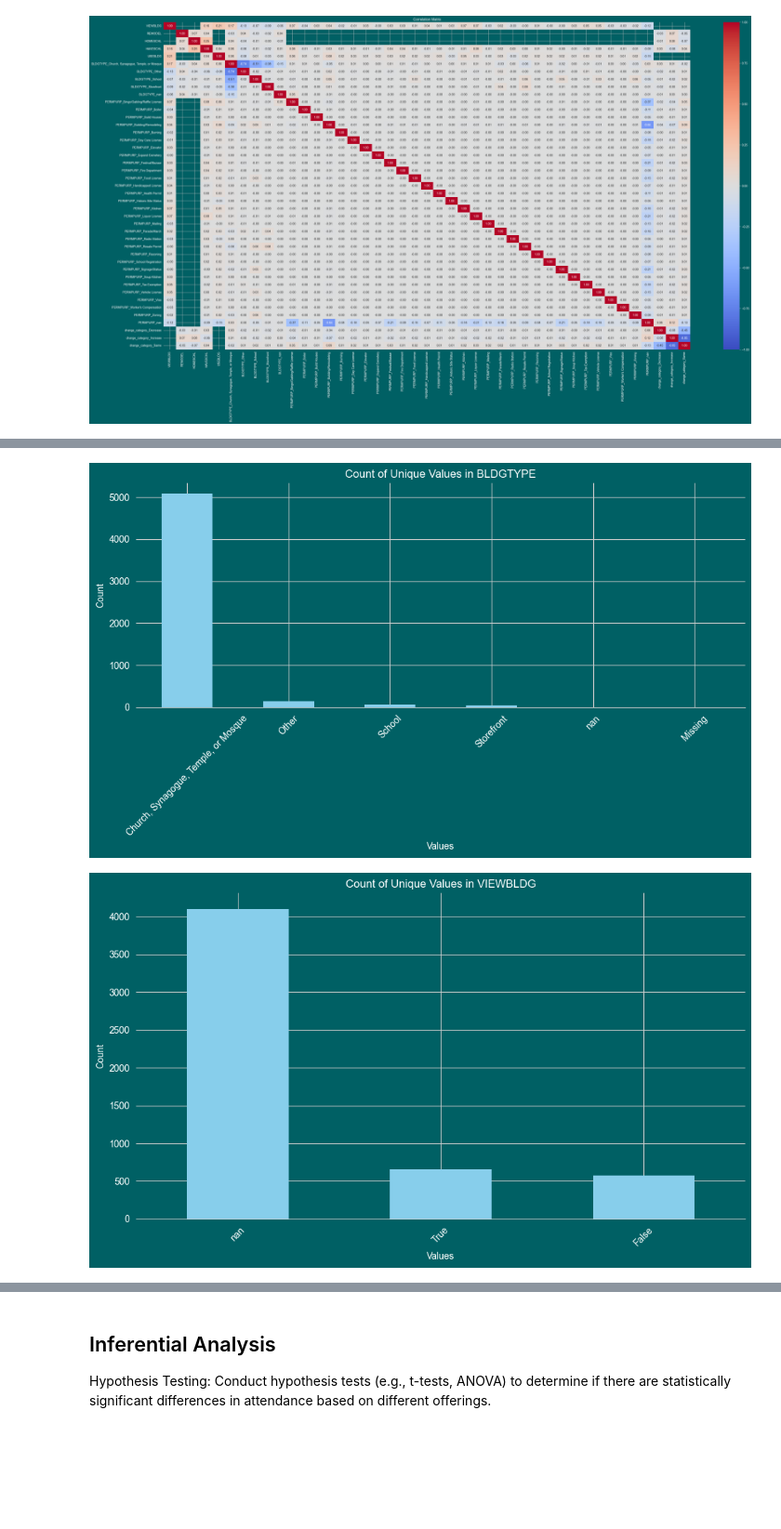
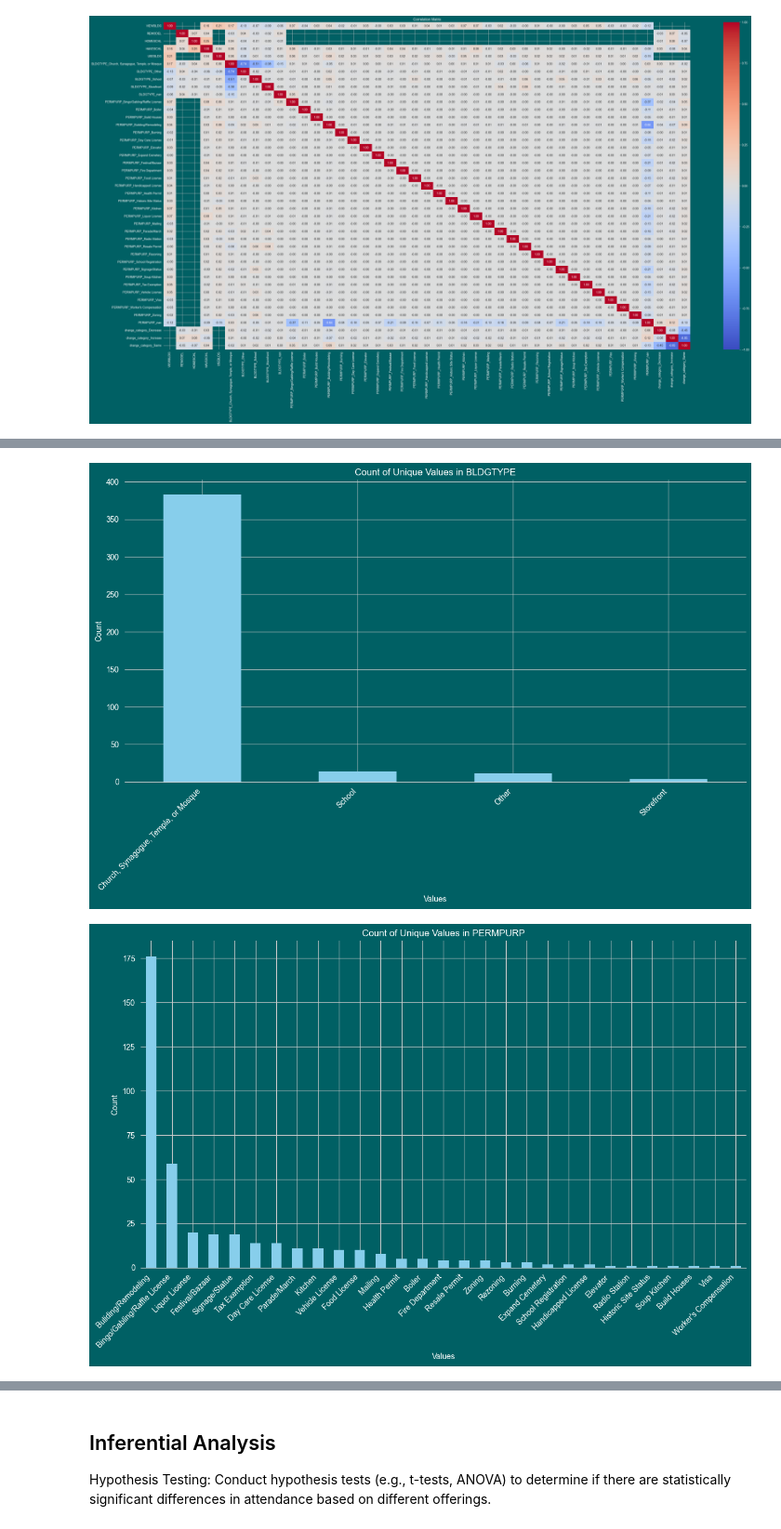
Before and after one commit to NRSchaaf/unlocking-church-growth, a Jupyter notebook: notebook/facilities_analysis.ipynb, the cells around one changed output, grey strips where cells are left out. Shown at 93% size. Cells and saved outputs as stored; diff of their text form; code cells hidden in the pictures; blank space fills up the shorter version.

```diff
--- a/notebook/facilities_analysis.ipynb
+++ b/notebook/facilities_analysis.ipynb
@@ -168,24 +195,32 @@ plt.show()
 # %%
 # Specify columns of interest
-columns_of_interest = ['BLDGTYPE', 'VIEWBLDG', 'REMODEL', 'HOMESCHL', 'HAVESCHL', 'USEBLDG', 'PERMPURP']
+columns_of_interest = ['BLDGTYPE', 'PERMPURP']
+
+# Remove rows with NaN values in columns of interest
+df_facilities_cleaned = df_facilities.dropna(subset=columns_of_interest)
+
+# Remove rows where counts are 0 (optional step for specific cases)
+df_facilities_cleaned = df_facilities_cleaned[df_facilities_cleaned[columns_of_interest].apply(lambda x: x.count() > 0, axis=1)]
 
 # Count unique values for each column
-counts = {col: df_facilities[col].value_counts(dropna=False) for col in columns_of_interest}
+counts = {col: df_facilities_cleaned[col].value_counts(dropna=False) for col in columns_of_interest}
 
 # Plot counts for each column
 for col, count in counts.items():
-    plt.figure(figsize=(10, 6))
+    plt.figure(figsize=(12, 8))  # Increase figure size for better readability
     count.plot(kind='bar', color='skyblue')
 
     # Adding labels and title
     plt.xlabel('Values')
     plt.ylabel('Count')
     plt.title(f'Count of Unique Values in {col}')
 
+    # Adjust X-axis labels
+    plt.xticks(rotation=45, ha='right')  # Rotate labels and align them to the right
+
     # Show plot
-    plt.xticks(rotation=45)
     plt.tight_layout()
     plt.show()
 # %% [output]
-[figure, old version]
+[figure, new version]
-[figure, old version]
+[figure, new version]
```
Also changed, not shown: parts of 2 cells of this notebook, 2 other files.
